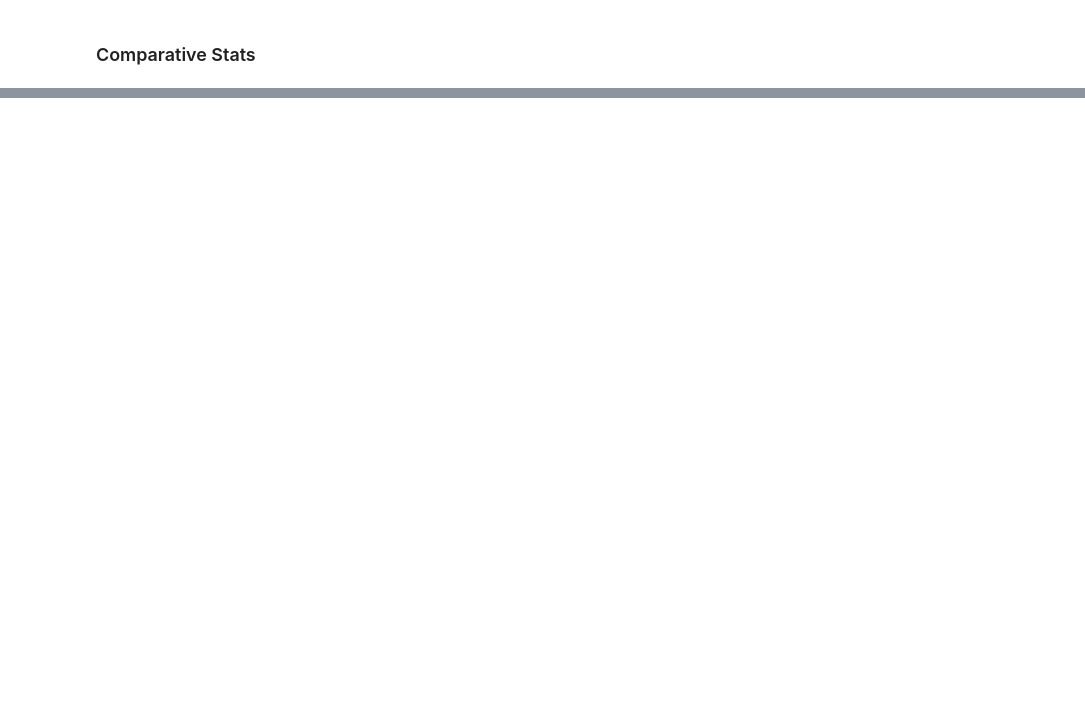
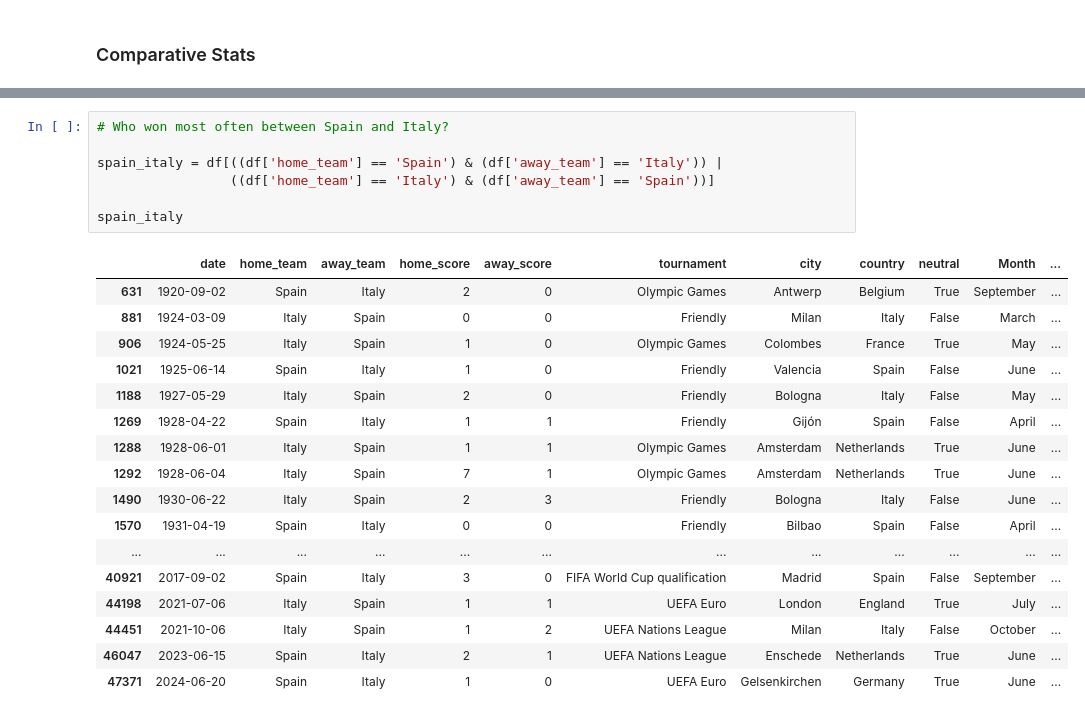
Before and after one commit to Ambily313/FIFA-World-Cup-Matches-Analysis-with-Pandas, a Jupyter notebook: fifa.ipynb, the cells around one changed output, grey strips where cells are left out. Drawn from its saved outputs; the diff is of its cells as text; blank space fills up the shorter version.

```diff
--- a/fifa.ipynb
+++ b/fifa.ipynb
@@ -153,0 +332,25 @@ Text(0, 0.5, 'Match Count')
+# %%
+# Who won most often between Spain and Italy?
+
+spain_italy = df[((df['home_team'] == 'Spain') & (df['away_team'] == 'Italy')) |
+                 ((df['home_team'] == 'Italy') & (df['away_team'] == 'Spain'))]
+
+spain_italy
+# %% [output]
+|  | date | home_team | away_team | home_score | away_score | tournament | city | country | neutral | Month | ... |
+| 631 | 1920-09-02 | Spain | Italy | 2 | 0 | Olympic Games | Antwerp | Belgium | True | September | ... |
+| 881 | 1924-03-09 | Italy | Spain | 0 | 0 | Friendly | Milan | Italy | False | March | ... |
+| 906 | 1924-05-25 | Italy | Spain | 1 | 0 | Olympic Games | Colombes | France | True | May | ... |
+| 1021 | 1925-06-14 | Spain | Italy | 1 | 0 | Friendly | Valencia | Spain | False | June | ... |
+| 1188 | 1927-05-29 | Italy | Spain | 2 | 0 | Friendly | Bologna | Italy | False | May | ... |
+| 1269 | 1928-04-22 | Spain | Italy | 1 | 1 | Friendly | Gijón | Spain | False | April | ... |
+| 1288 | 1928-06-01 | Italy | Spain | 1 | 1 | Olympic Games | Amsterdam | Netherlands | True | June | ... |
+| 1292 | 1928-06-04 | Italy | Spain | 7 | 1 | Olympic Games | Amsterdam | Netherlands | True | June | ... |
+| 1490 | 1930-06-22 | Italy | Spain | 2 | 3 | Friendly | Bologna | Italy | False | June | ... |
+| 1570 | 1931-04-19 | Spain | Italy | 0 | 0 | Friendly | Bilbao | Spain | False | April | ... |
+| ... | ... | ... | ... | ... | ... | ... | ... | ... | ... | ... | ... |
+| 40921 | 2017-09-02 | Spain | Italy | 3 | 0 | FIFA World Cup qualification | Madrid | Spain | False | September | ... |
+| 44198 | 2021-07-06 | Italy | Spain | 1 | 1 | UEFA Euro | London | England | True | July | ... |
+| 44451 | 2021-10-06 | Italy | Spain | 1 | 2 | UEFA Nations League | Milan | Italy | False | October | ... |
+| 46047 | 2023-06-15 | Spain | Italy | 2 | 1 | UEFA Nations League | Enschede | Netherlands | True | June | ... |
+| 47371 | 2024-06-20 | Spain | Italy | 1 | 0 | UEFA Euro | Gelsenkirchen | Germany | True | June | ... |
```
Also changed, not shown: parts of 19 cells of this notebook.
